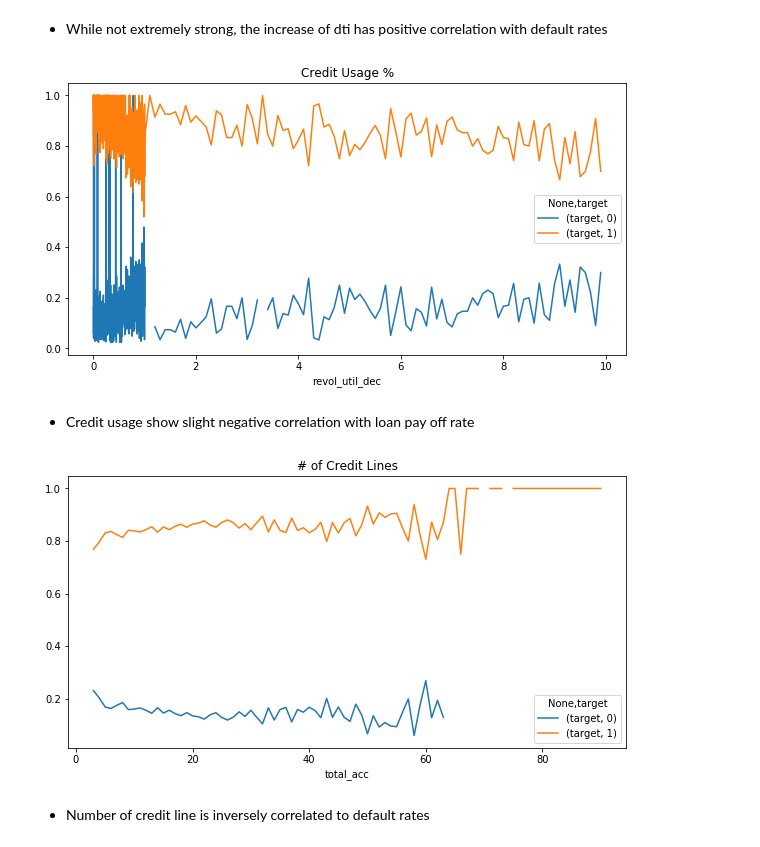
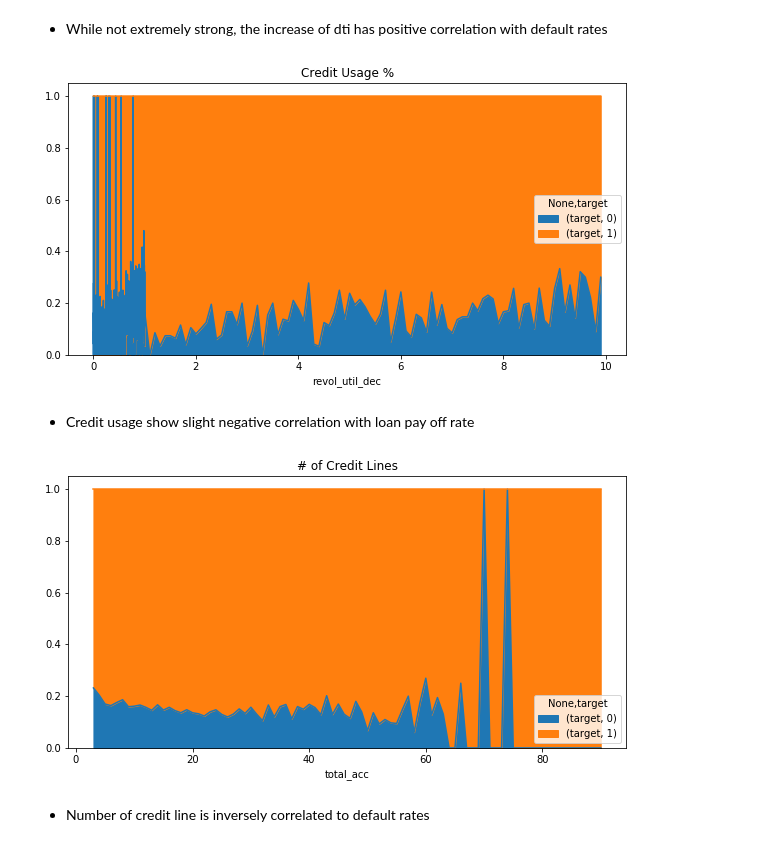
Before and after one commit to sittingman/lending_repayment, a Jupyter notebook: data_exploratory.ipynb, the cells around one changed output. Saved outputs shown, nothing was run; the diff lists cells and outputs as text; code cells hidden in the pictures.

Commit message:
remove line plot with bar and area plot

```diff
--- a/data_exploratory.ipynb
+++ b/data_exploratory.ipynb
@@ -87,15 +103,15 @@ dti_g.plot(kind='area', figsize=(10,5), title='DTI');
 # %% [markdown]
  - While not extremely strong, the increase of dti has positive correlation with default rates
 # %%
-revutil.plot(kind='line', figsize=(10,5), title='Credit Usage %');
+revutil.plot(kind='area', figsize=(10,5), title='Credit Usage %');
 # %% [output]
-[figure, old version]
+[figure, new version]
 # %% [markdown]
 - Credit usage show slight negative correlation with loan pay off rate
 # %%
-cred_acc.plot(kind='line', figsize=(10,5), title='# of Credit Lines');
+cred_acc.plot(kind='area', figsize=(10,5), title='# of Credit Lines');
 # %% [output]
-[figure, old version]
+[figure, new version]
 # %% [markdown]
 - Number of credit line is inversely correlated to default rates
 # %% [markdown]
```
Also changed, not shown: parts of 3 cells of this notebook.
